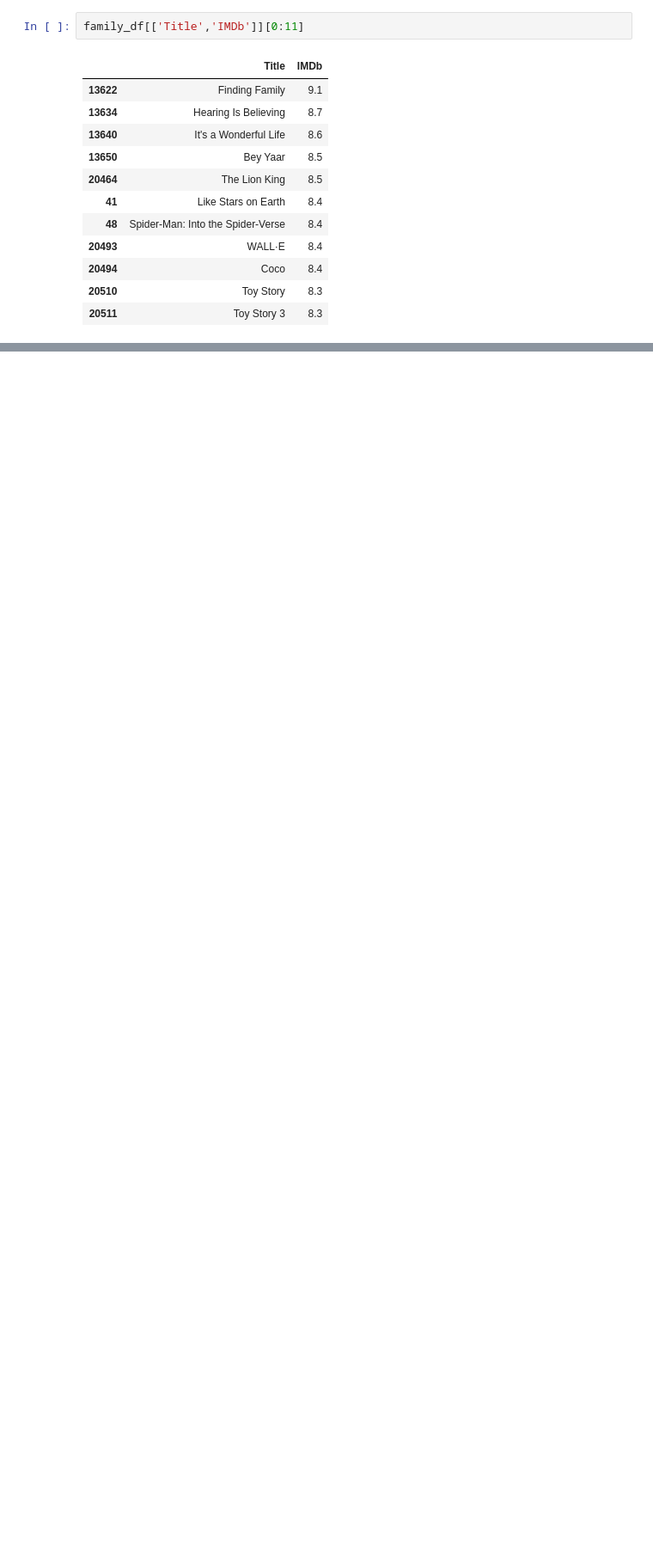
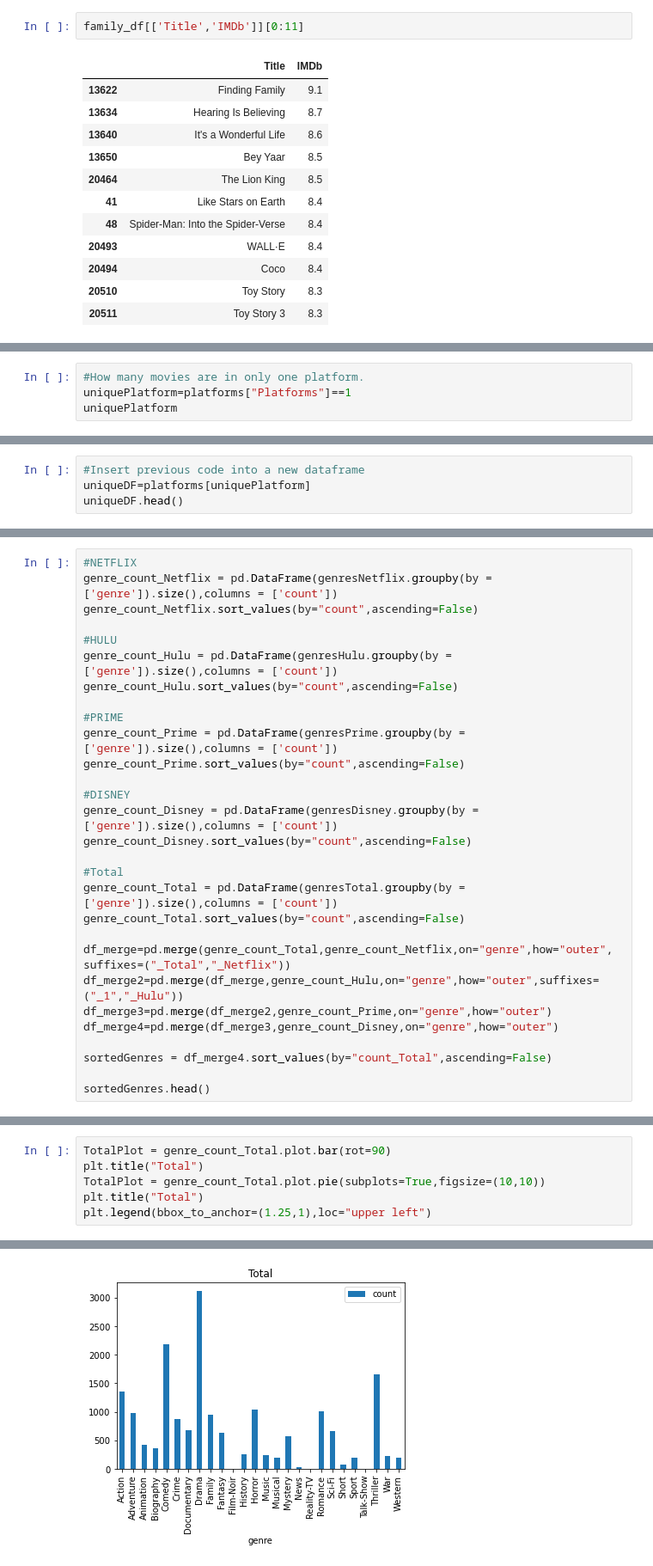
Before and after one commit to RoLDT/project-one-nesfils, a Jupyter notebook: Master Note.ipynb, the cells around one changed output, grey strips where cells are left out. Shown at 86% size. Cells and saved outputs as stored; diff of their text form; blank space fills up the shorter version.

```diff
--- a/Master Note.ipynb
+++ b/Master Note.ipynb
@@ -839,0 +847,4 @@ family_df[['Title','IMDb']][0:11]
+# %%
+#How many movies are in only one platform.
+uniquePlatform=platforms["Platforms"]==1
+uniquePlatform
@@ -839,0 +864,4 @@ family_df[['Title','IMDb']][0:11]
+# %%
+#Insert previous code into a new dataframe
+uniqueDF=platforms[uniquePlatform]
+uniqueDF.head()
@@ -839,0 +989,29 @@ family_df[['Title','IMDb']][0:11]
+# %%
+#NETFLIX
+genre_count_Netflix = pd.DataFrame(genresNetflix.groupby(by = ['genre']).size(),columns = ['count'])
+genre_count_Netflix.sort_values(by="count",ascending=False)
+
+#HULU
+genre_count_Hulu = pd.DataFrame(genresHulu.groupby(by = ['genre']).size(),columns = ['count'])
+genre_count_Hulu.sort_values(by="count",ascending=False)
+
+#PRIME
+genre_count_Prime = pd.DataFrame(genresPrime.groupby(by = ['genre']).size(),columns = ['count'])
+genre_count_Prime.sort_values(by="count",ascending=False)
+
+#DISNEY
+genre_count_Disney = pd.DataFrame(genresDisney.groupby(by = ['genre']).size(),columns = ['count'])
+genre_count_Disney.sort_values(by="count",ascending=False)
+
+#Total
+genre_count_Total = pd.DataFrame(genresTotal.groupby(by = ['genre']).size(),columns = ['count'])
+genre_count_Total.sort_values(by="count",ascending=False)
+
+df_merge=pd.merge(genre_count_Total,genre_count_Netflix,on="genre",how="outer", suffixes=("_Total","_Netflix"))
+df_merge2=pd.merge(df_merge,genre_count_Hulu,on="genre",how="outer",suffixes=("_1","_Hulu"))
+df_merge3=pd.merge(df_merge2,genre_count_Prime,on="genre",how="outer")
+df_merge4=pd.merge(df_merge3,genre_count_Disney,on="genre",how="outer")
+
+sortedGenres = df_merge4.sort_values(by="count_Total",ascending=False)
+
+sortedGenres.head()
@@ -839,0 +1041,7 @@ family_df[['Title','IMDb']][0:11]
+# %%
+TotalPlot = genre_count_Total.plot.bar(rot=90)
+plt.title("Total")
+TotalPlot = genre_count_Total.plot.pie(subplots=True,figsize=(10,10))
+plt.title("Total")
+plt.legend(bbox_to_anchor=(1.25,1),loc="upper left")
+# %% [output]
@@ -839,0 +1049 @@ family_df[['Title','IMDb']][0:11]
+[figure, added]
```
Also changed, not shown: parts of 28 cells of this notebook.
